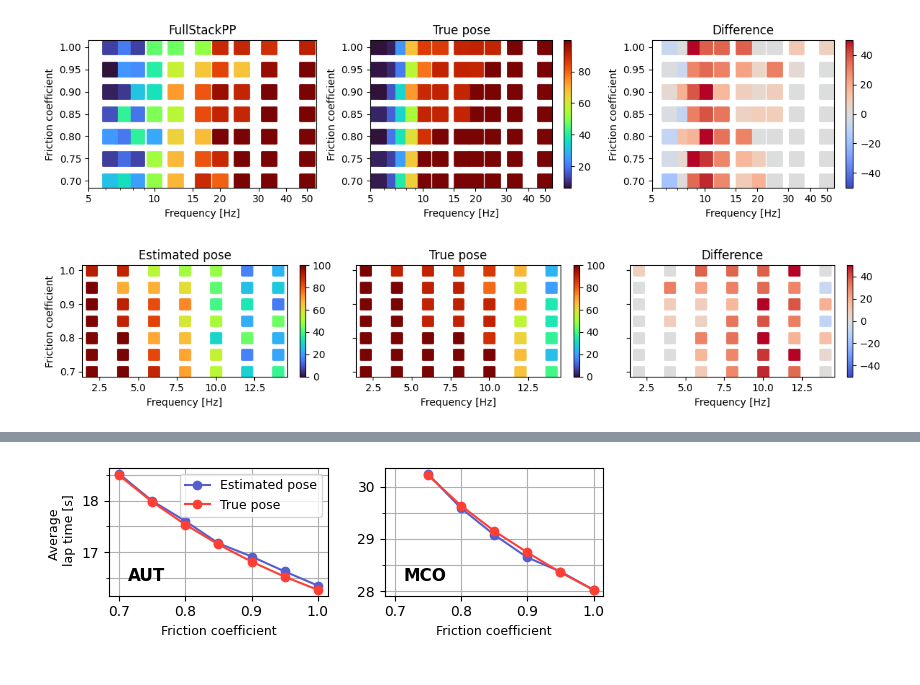
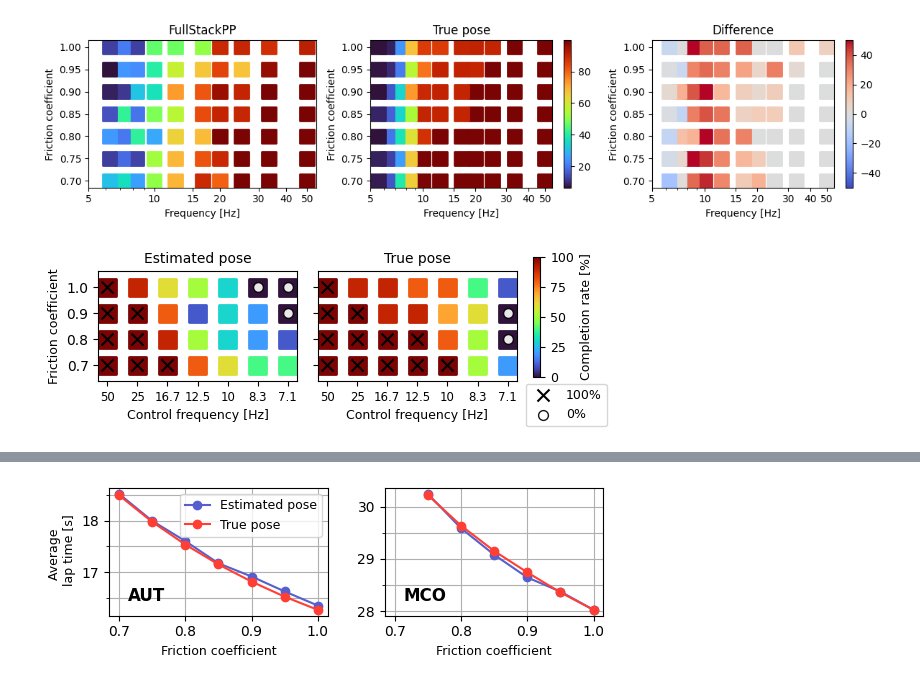
Before and after one commit to BDEvan5/f1tenth_benchmarks, a Jupyter notebook: Notebooks/frequency_investigation.ipynb, the cells around one changed output, grey strips where cells are left out. Drawn from its saved outputs; the diff is of its cells as text; code cells hidden in the pictures.

Commit message:
Made many results (MPCC, pf, frequency, drl)

```diff
--- a/Notebooks/frequency_investigation.ipynb
+++ b/Notebooks/frequency_investigation.ipynb
@@ -177,61 +128,69 @@ plt.tight_layout()
 # %%
 
 summary_df = pd.read_csv("Logs/Summary.csv")
 
-planner = "FullStackPP"
-friction_vals = np.linspace(0.55, 1, 10)
-simulator_timestep_list = [2, 5, 10, 12, 14]
-
-map_list = ["aut", "esp", "gbr", "mco"]
-
-summary_df = summary_df[summary_df.Vehicle.isin(["FullStackPP", "GlobalPlanPP"])]
+summary_df = summary_df[summary_df.Vehicle.isin(["FullStackPP300", "GlobalPlanPP"])]
 test_ids = summary_df["TestID"].str.split("_", expand=True)
 summary_df["mu"] = test_ids[0].str[2:].astype(float) / 100
 timestep_series = test_ids[1].str[5:]
 timestep_series.dropna(inplace=True)
 summary_df["simulator_timestep"] = timestep_series.astype(int)
 summary_df["frequency"] = 100 / summary_df["simulator_timestep"]
 summary_df["CompletionRate"] *= 100
 summary_df["AvgProgress"] *= 100
 
 selected_timesteps = [2, 4, 6, 8, 10, 12, 14]
-# selected_timesteps = [2, 3, 4, 5, 6, 8, 10, 12, 14]
 summary_df = summary_df[summary_df["simulator_timestep"].isin(selected_timesteps)]
 
+friction_vals = [0.7, 0.8, 0.9, 1]
+summary_df = summary_df[summary_df["mu"].isin(friction_vals)]
+
 map_name = "aut"
-size = 100
-fig, axs = plt.subplots(1, 3, figsize=(12, 2.5), sharex=True, sharey=True)
+size = 150
+fig, axs = plt.subplots(1, 2, figsize=(5, 2.), sharex=True, sharey=True)
 
-full_stack = summary_df[(summary_df["MapName"] == map_name) & (summary_df["Vehicle"] == "FullStackPP")]
-a0 = axs[0].scatter(full_stack["simulator_timestep"], full_stack["mu"], s=size, c=full_stack["AvgProgress"], marker='s', linewidth=2, cmap='turbo', vmin=0, vmax=100)
-axs[0].set_title("Estimated pose")
-plt.colorbar(a0, ax=axs[0])
+full_stack = summary_df[(summary_df["MapName"] == map_name) & (summary_df["Vehicle"] == "FullStackPP300")]
+a0 = axs[0].scatter(full_stack["simulator_timestep"], full_stack["mu"], s=size, c=full_stack["CompletionRate"], marker='s', linewidth=2, cmap='turbo', vmin=0, vmax=100)
+axs[0].set_title("Estimated pose", size=10)
+
+complete_df = full_stack.loc[full_stack.CompletionRate >= 99]
+axs[0].scatter(complete_df["simulator_timestep"], complete_df["mu"], s=size/2, c='k', marker='x')
+complete_df = full_stack.loc[full_stack.CompletionRate <= 1]
+axs[0].scatter(complete_df["simulator_timestep"], complete_df["mu"], s=size/3, edgecolors='k', marker='o', alpha=0.9, facecolor='w')
 
 planning = summary_df[(summary_df["MapName"] == map_name) & (summary_df["Vehicle"] == "GlobalPlanPP")]
-a1 = axs[1].scatter(planning["simulator_timestep"], planning["mu"], s=size, c=planning["AvgProgress"], marker='s', linewidth=2, cmap='turbo', vmin=0, vmax=100)
-plt.colorbar(a1, ax=axs[1])
-axs[1].set_title("True pose")
+a1 = axs[1].scatter(planning["simulator_timestep"], planning["mu"], s=size, c=planning["CompletionRate"], marker='s', linewidth=2, cmap='turbo', vmin=0, vmax=100)
 
-full_stack = full_stack.set_index("TestID")
-planning = planning.set_index("TestID")
-diff = planning.copy()
-diff["AvgProgress"] = planning["AvgProgress"] - full_stack["AvgProgress"]
+complete_df = planning.loc[planning.CompletionRate >= 99]
+axs[1].scatter(complete_df["simulator_timestep"], complete_df["mu"], s=size/2, c='k', marker='x', label="100%")
+complete_df = planning.loc[planning.CompletionRate <= 1]
+axs[1].scatter(complete_df["simulator_timestep"], complete_df["mu"], s=size/3, edgecolors='k', marker='o', alpha=0.9, facecolor='w', label="0%")
 
-a2 = axs[2].scatter(diff["simulator_timestep"], diff["mu"], s=size, c=diff["AvgProgress"], marker='s', linewidth=2, cmap='coolwarm', vmin=-50, vmax=50)
-plt.colorbar(a2, ax=axs[2])
-axs[2].set_title("Difference")
+ax = plt.gca()
+cax = fig.add_axes([ax.get_position().x1+0.1, ax.get_position().y0+0.19, 0.015, ax.get_position().height*0.78])
+cbar = plt.colorbar(a1, cax=cax)
+cbar.set_label("Completion rate [%]", size=9)
+cbar.ax.tick_params(labelsize=9)
+# cax.yaxis.set_label_position('left')
+
+axs[1].set_title("True pose", size=10)
+
+axs[0].set_ylabel("Friction coefficient", size=9)
+axs[0].set_ylim(0.64, 1.06)
+axs[0].yaxis.set_major_locator(plt.MaxNLocator(5))
 
 
-axs[0].set_ylabel("Friction coefficient")
+for ax in axs:
+    ax.set_xlabel("Control frequency [Hz]", size=9)
 
-for ax in axs:
-    ax.set_xlabel("Frequency [Hz]")
+    ax.set_xticks([2, 4, 6, 8, 10, 12, 14])
+    ax.set_xticklabels([50, 25, 16.7, 12.5, 10, 8.3, 7.1], fontsize=8.5)
 
-    # ax.set_xlim(5, 55)
-    # ax.set_xscale('log')
-    # ax.set_xticks([5, 10, 15, 20, 30, 40, 50])
-    # ax.set_xticklabels([5, 10, 15, 20, 30, 40, 50])
 
 plt.tight_layout()
+axs[1].legend(loc='center', bbox_to_anchor=(1.25, -0.22), fontsize=9)
+
+plt.savefig(save_path + "FrequencyFrictionCompletionRate.svg", bbox_inches='tight')
+plt.savefig(save_path + "FrequencyFrictionCompletionRate.pdf", bbox_inches='tight')
 # %% [output]
-[figure, old version]
+[figure, new version]
```
Also changed, not shown: parts of 6 cells of this notebook, 14 other files.
